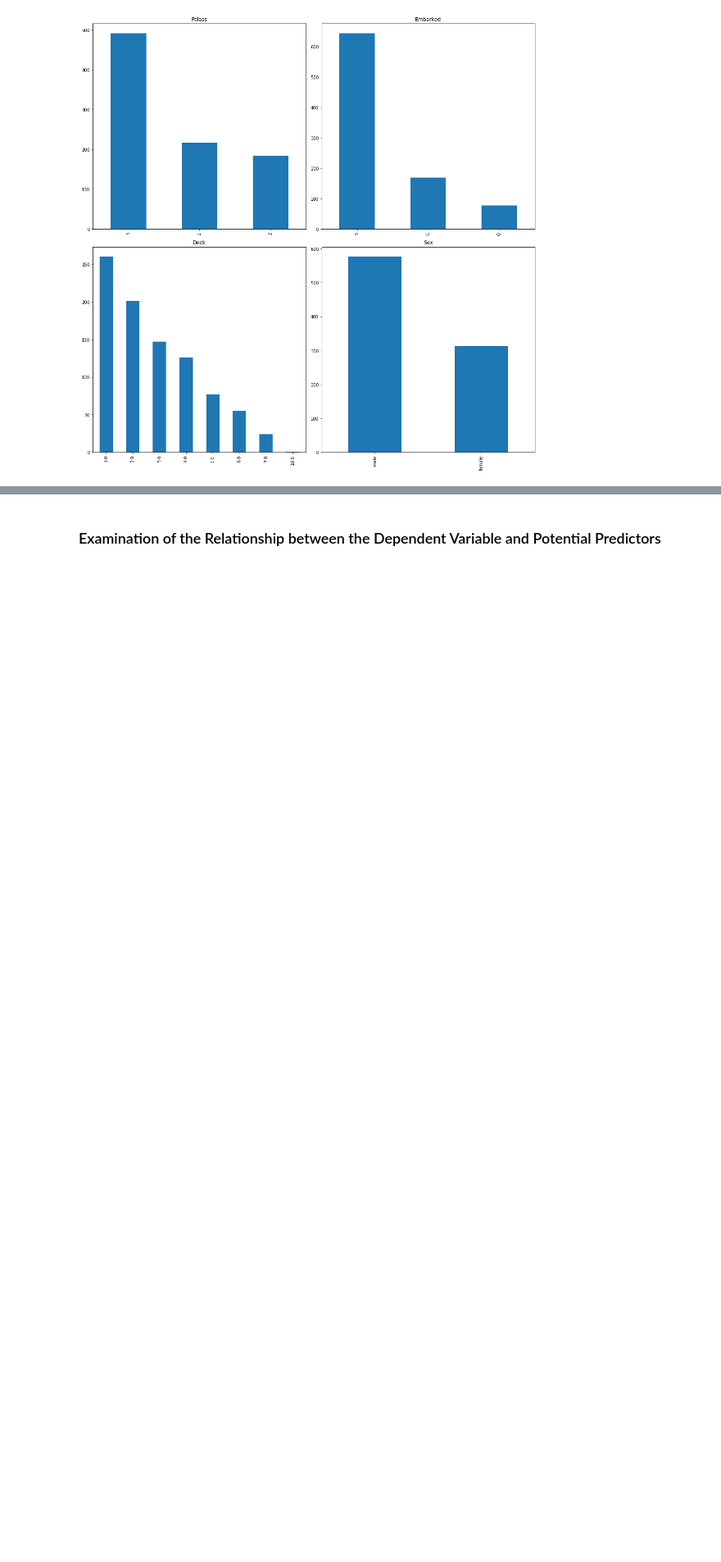
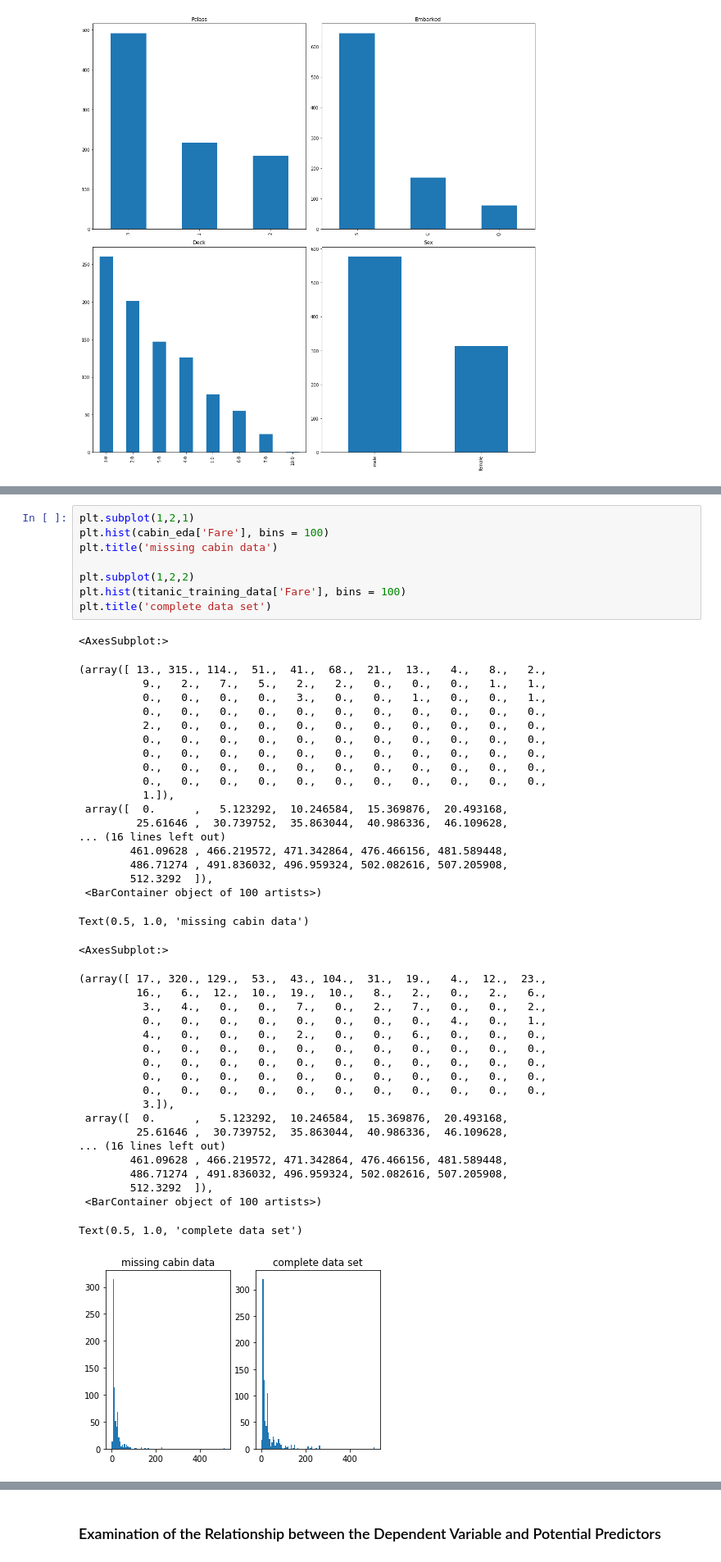
Before and after one commit to mhi573/MSDS-422-Group-3-Module-5, a Jupyter notebook: MSDS-422-Group-3-Module-5.ipynb, the cells around one changed output, grey strips where cells are left out. Shown at 82% size. Saved outputs shown, nothing was run; the diff lists cells and outputs as text; blank space fills up the shorter version.

```diff
--- a/MSDS-422-Group-3-Module-5.ipynb
+++ b/MSDS-422-Group-3-Module-5.ipynb
@@ -345,0 +398,48 @@ plt.title('LDA Precision-Recall Curve')
+# %%
+plt.subplot(1,2,1)
+plt.hist(cabin_eda['Fare'], bins = 100)
+plt.title('missing cabin data')
+
+plt.subplot(1,2,2)
+plt.hist(titanic_training_data['Fare'], bins = 100)
+plt.title('complete data set')
+# %% [output]
+<AxesSubplot:>
+(array([ 13., 315., 114.,  51.,  41.,  68.,  21.,  13.,   4.,   8.,   2.,
+          9.,   2.,   7.,   5.,   2.,   2.,   0.,   0.,   0.,   1.,   1.,
+          0.,   0.,   0.,   0.,   3.,   0.,   0.,   1.,   0.,   0.,   1.,
+          0.,   0.,   0.,   0.,   0.,   0.,   0.,   0.,   0.,   0.,   0.,
+          2.,   0.,   0.,   0.,   0.,   0.,   0.,   0.,   0.,   0.,   0.,
+          0.,   0.,   0.,   0.,   0.,   0.,   0.,   0.,   0.,   0.,   0.,
+          0.,   0.,   0.,   0.,   0.,   0.,   0.,   0.,   0.,   0.,   0.,
+          0.,   0.,   0.,   0.,   0.,   0.,   0.,   0.,   0.,   0.,   0.,
+          0.,   0.,   0.,   0.,   0.,   0.,   0.,   0.,   0.,   0.,   0.,
+          1.]),
+ array([  0.      ,   5.123292,  10.246584,  15.369876,  20.493168,
+         25.61646 ,  30.739752,  35.863044,  40.986336,  46.109628,
+... (16 lines left out)
+        461.09628 , 466.219572, 471.342864, 476.466156, 481.589448,
+        486.71274 , 491.836032, 496.959324, 502.082616, 507.205908,
+        512.3292  ]),
+ <BarContainer object of 100 artists>)
+Text(0.5, 1.0, 'missing cabin data')
+<AxesSubplot:>
+(array([ 17., 320., 129.,  53.,  43., 104.,  31.,  19.,   4.,  12.,  23.,
+         16.,   6.,  12.,  10.,  19.,  10.,   8.,   2.,   0.,   2.,   6.,
+          3.,   4.,   0.,   0.,   7.,   0.,   2.,   7.,   0.,   0.,   2.,
+          0.,   0.,   0.,   0.,   0.,   0.,   0.,   0.,   4.,   0.,   1.,
+          4.,   0.,   0.,   0.,   2.,   0.,   0.,   6.,   0.,   0.,   0.,
+          0.,   0.,   0.,   0.,   0.,   0.,   0.,   0.,   0.,   0.,   0.,
+          0.,   0.,   0.,   0.,   0.,   0.,   0.,   0.,   0.,   0.,   0.,
+          0.,   0.,   0.,   0.,   0.,   0.,   0.,   0.,   0.,   0.,   0.,
+          0.,   0.,   0.,   0.,   0.,   0.,   0.,   0.,   0.,   0.,   0.,
+          3.]),
+ array([  0.      ,   5.123292,  10.246584,  15.369876,  20.493168,
+         25.61646 ,  30.739752,  35.863044,  40.986336,  46.109628,
+... (16 lines left out)
+        461.09628 , 466.219572, 471.342864, 476.466156, 481.589448,
+        486.71274 , 491.836032, 496.959324, 502.082616, 507.205908,
+        512.3292  ]),
+ <BarContainer object of 100 artists>)
+Text(0.5, 1.0, 'complete data set')
+[figure, added]
```
Also changed, not shown: parts of 9 cells of this notebook.
